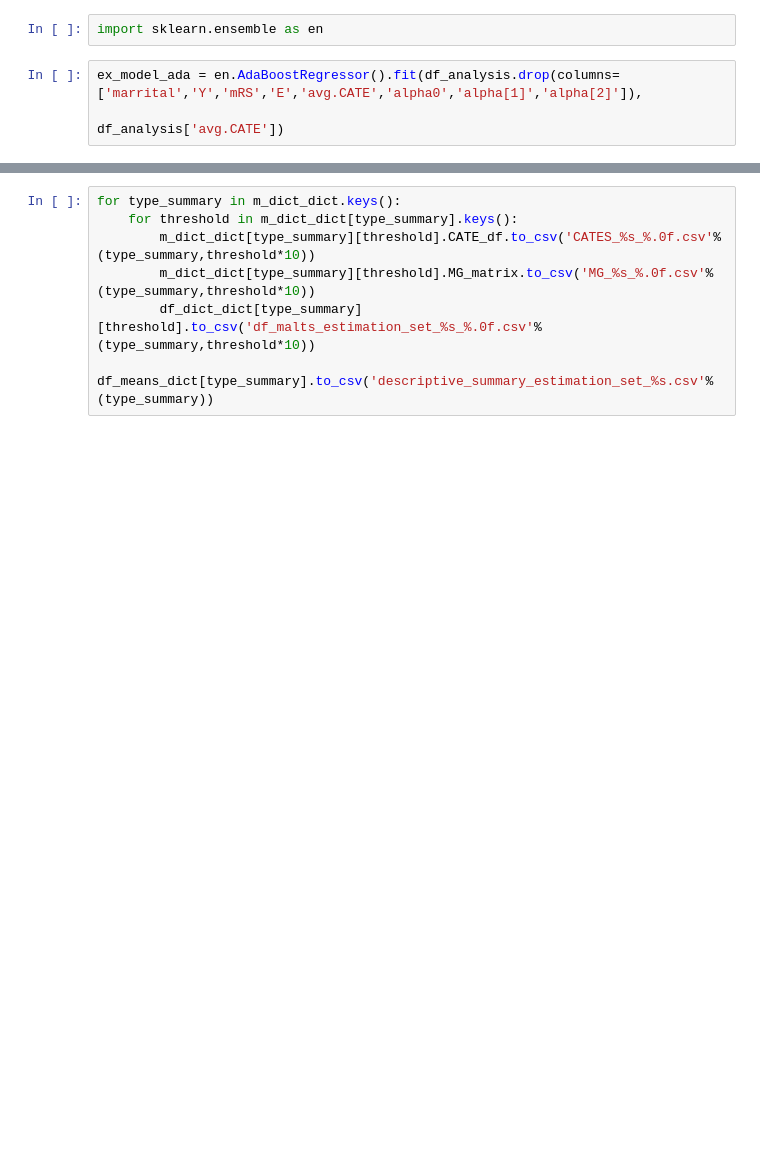
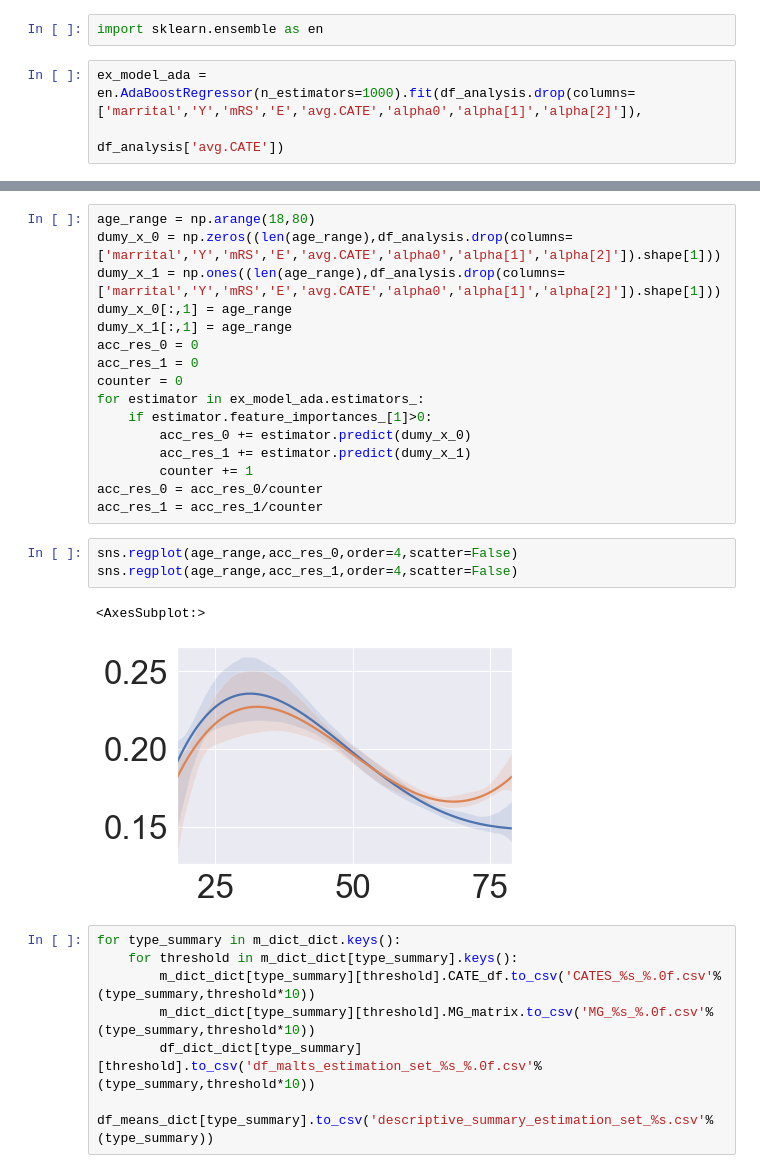
Before and after one commit to Hockey86/iic_causal_inference, a Jupyter notebook: aim2/short_term_drug_effect.ipynb, the cells around one changed output, grey strips where cells are left out. Saved outputs shown, nothing was run; the diff lists cells and outputs as text; blank space fills up the shorter version.

```diff
--- a/aim2/short_term_drug_effect.ipynb
+++ b/aim2/short_term_drug_effect.ipynb
@@ -648,5 +648,5 @@ tree.plot_tree(ex_model,feature_names=df_analysis.drop(columns=['marrital','Y','
 # %%
 import sklearn.ensemble as en
 # %%
-ex_model_ada = en.AdaBoostRegressor().fit(df_analysis.drop(columns=['marrital','Y','mRS','E','avg.CATE','alpha0','alpha[1]','alpha[2]']),
+ex_model_ada = en.AdaBoostRegressor(n_estimators=1000).fit(df_analysis.drop(columns=['marrital','Y','mRS','E','avg.CATE','alpha0','alpha[1]','alpha[2]']),
                                                             df_analysis['avg.CATE'])
@@ -675,3 +668,25 @@ for estimator in ex_model_ada.estimators_:
+# %%
+age_range = np.arange(18,80)
+dumy_x_0 = np.zeros((len(age_range),df_analysis.drop(columns=['marrital','Y','mRS','E','avg.CATE','alpha0','alpha[1]','alpha[2]']).shape[1]))
+dumy_x_1 = np.ones((len(age_range),df_analysis.drop(columns=['marrital','Y','mRS','E','avg.CATE','alpha0','alpha[1]','alpha[2]']).shape[1]))
+dumy_x_0[:,1] = age_range
+dumy_x_1[:,1] = age_range
+acc_res_0 = 0
+acc_res_1 = 0
+counter = 0
+for estimator in ex_model_ada.estimators_:
+    if estimator.feature_importances_[1]>0:
+        acc_res_0 += estimator.predict(dumy_x_0)
+        acc_res_1 += estimator.predict(dumy_x_1)
+        counter += 1
+acc_res_0 = acc_res_0/counter
+acc_res_1 = acc_res_1/counter
+# %%
+sns.regplot(age_range,acc_res_0,order=4,scatter=False)
+sns.regplot(age_range,acc_res_1,order=4,scatter=False)
+# %% [output]
+<AxesSubplot:>
+[figure, added]
 # %%
 for type_summary in m_dict_dict.keys():
     for threshold in m_dict_dict[type_summary].keys():
```
Also changed, not shown: parts of 2 cells of this notebook.
